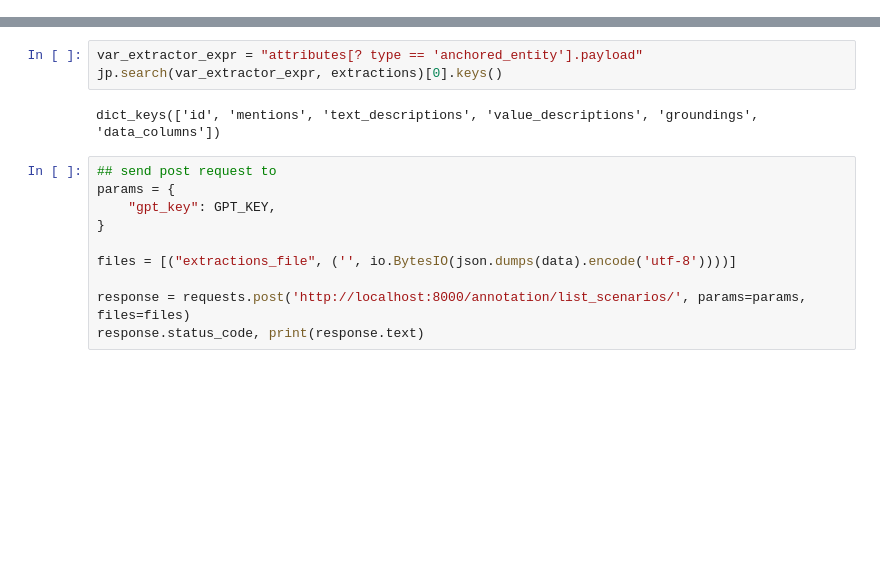
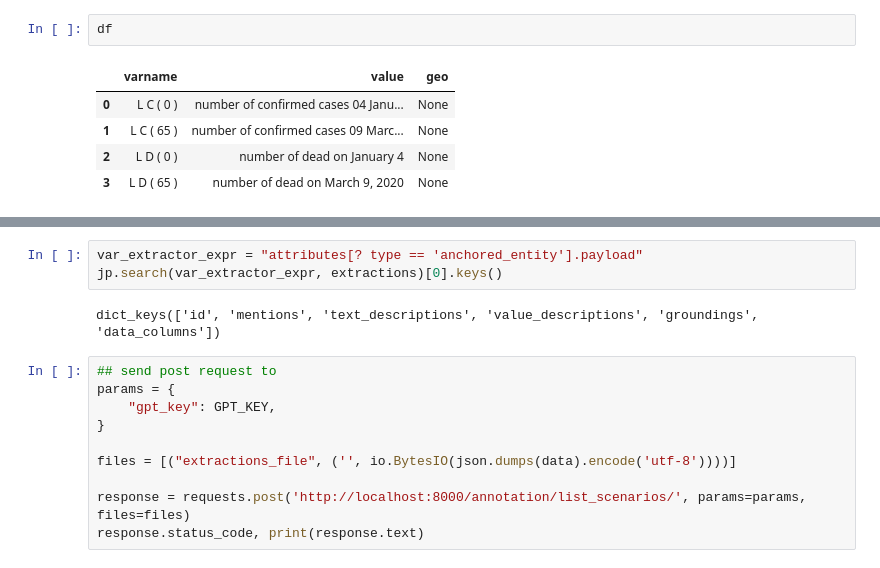
Before and after one commit to mikecafarella/mitaskem, a Jupyter notebook: demos/2023-10/variable_location_extraction.ipynb, the cells around one changed output, grey strips where cells are left out. Cells and saved outputs as stored; diff of their text form; blank space fills up the shorter version.

```diff
--- a/demos/2023-10/variable_location_extraction.ipynb
+++ b/demos/2023-10/variable_location_extraction.ipynb
@@ -37,0 +207,8 @@ att = AttributeCollection.from_json(extractions)
+# %%
+df
+# %% [output]
+|  | varname | value | geo |
+| 0 | L C ( 0 ) | number of confirmed cases 04 Janu... | None |
+| 1 | L C ( 65 ) | number of confirmed cases 09 Marc... | None |
+| 2 | L D ( 0 ) | number of dead on January 4 | None |
+| 3 | L D ( 65 ) | number of dead on March 9, 2020 | None |
```
Also changed, not shown: parts of 27 cells of this notebook.
